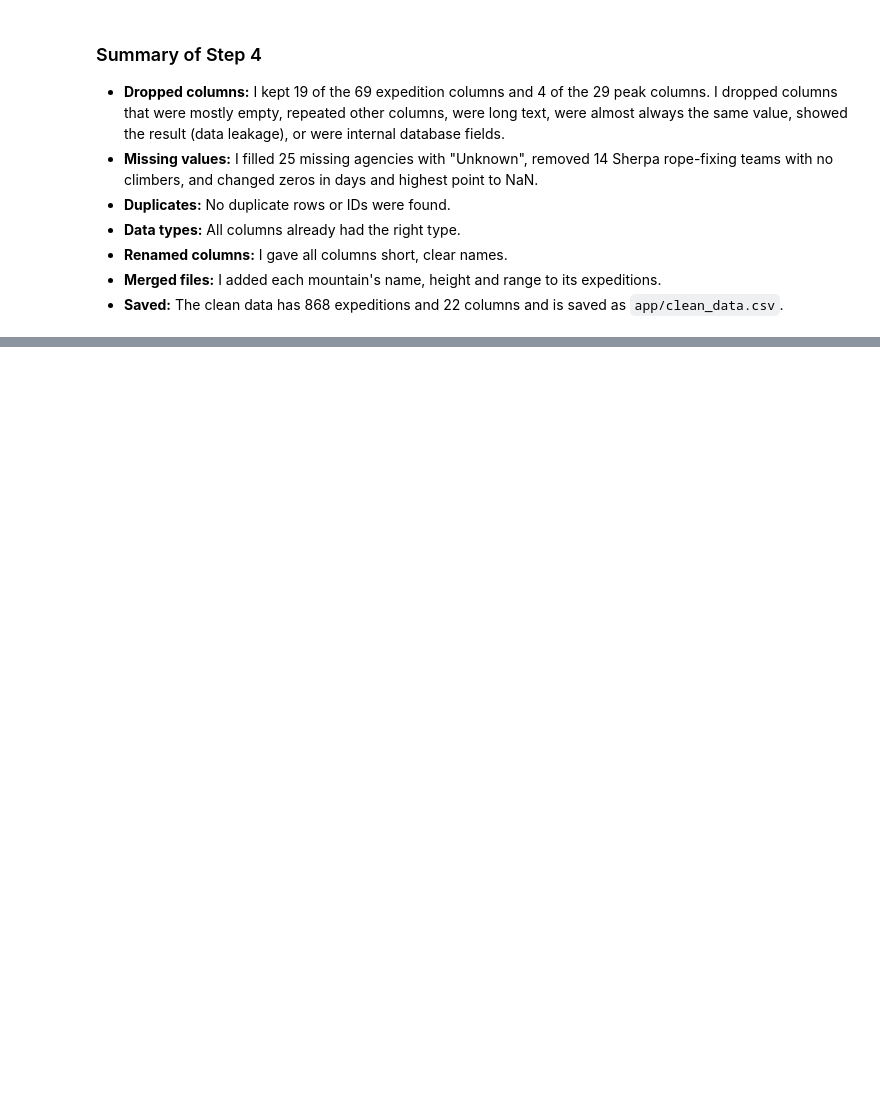
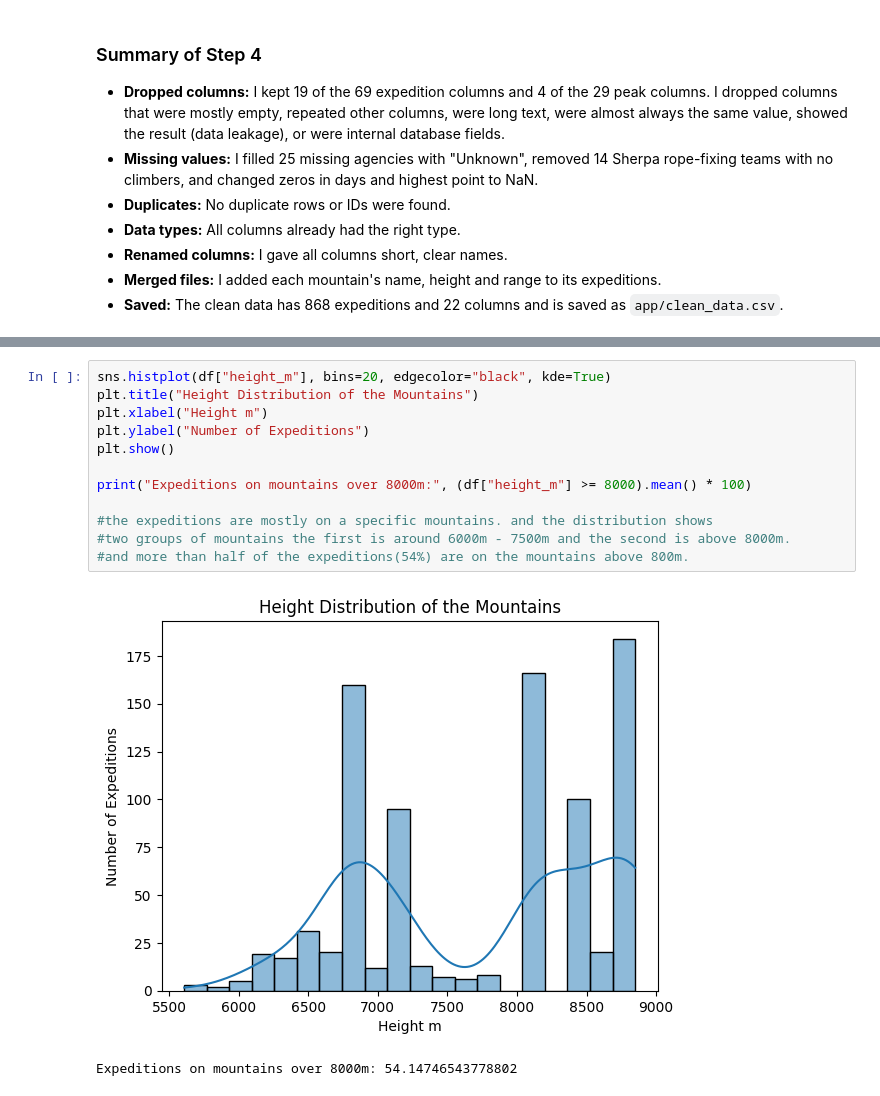
Before and after one commit to Aleenw/himalayan-expeditions-analysis, a Jupyter notebook: notebook/himalayan_eda.ipynb, the cells around one changed output, grey strips where cells are left out. Saved outputs shown, nothing was run; the diff lists cells and outputs as text; blank space fills up the shorter version.

```diff
--- a/notebook/himalayan_eda.ipynb
+++ b/notebook/himalayan_eda.ipynb
@@ -599,0 +633,15 @@ df.to_csv("../app/clean_data.csv", index=False)
+# %%
+sns.histplot(df["height_m"], bins=20, edgecolor="black", kde=True)
+plt.title("Height Distribution of the Mountains")
+plt.xlabel("Height m")
+plt.ylabel("Number of Expeditions")
+plt.show()
+
+print("Expeditions on mountains over 8000m:", (df["height_m"] >= 8000).mean() * 100)
+
+#the expeditions are mostly on a specific mountains. and the distribution shows
+#two groups of mountains the first is around 6000m - 7500m and the second is above 8000m.
+#and more than half of the expeditions(54%) are on the mountains above 800m.
+# %% [output]
+[figure, added]
+Expeditions on mountains over 8000m: 54.14746543778802
```
Also changed, not shown: parts of 33 cells of this notebook.
